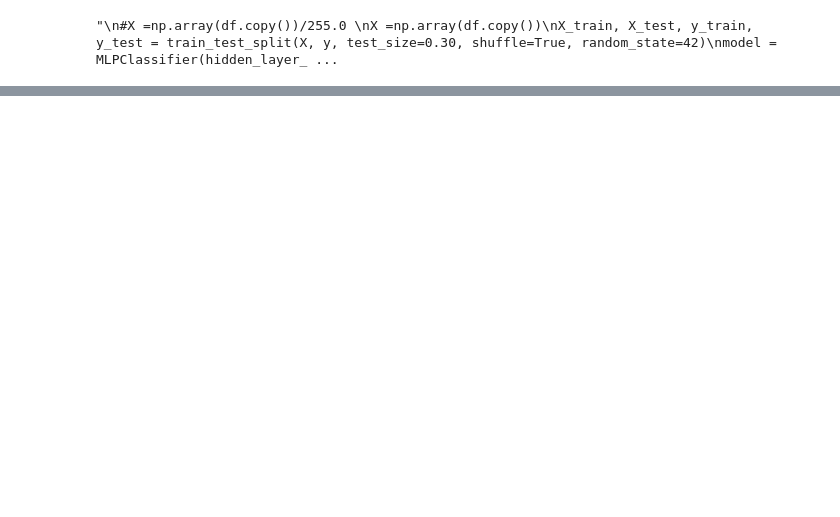
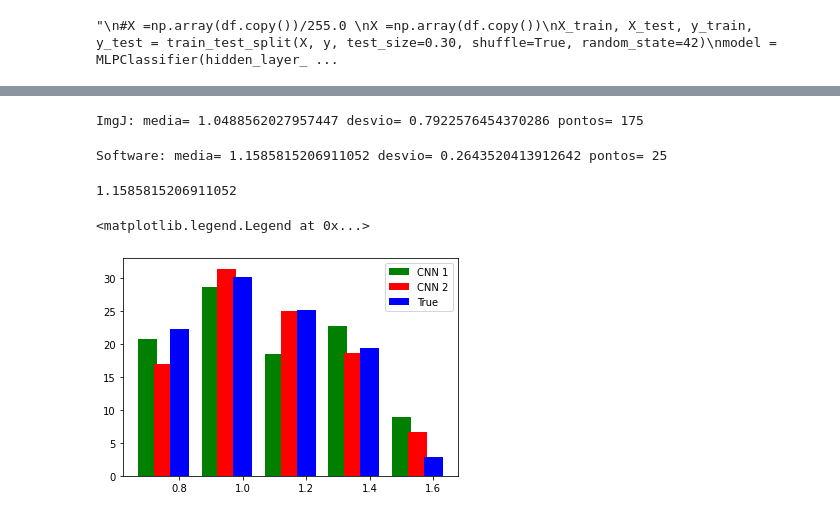
Before and after one commit to ucfilho/marquesgabi_paper_fev_2021, a Jupyter notebook: defesa/PSD_histogram_final_amostra_03_nov_25_2021.ipynb, the cells around one changed output, grey strips where cells are left out. Saved outputs shown, nothing was run; the diff lists cells and outputs as text; code cells hidden in the pictures; blank space fills up the shorter version.

```diff
--- a/defesa/PSD_histogram_final_amostra_03_nov_25_2021.ipynb
+++ b/defesa/PSD_histogram_final_amostra_03_nov_25_2021.ipynb
@@ -420,22 +469,37 @@ print(Novo)
+# %%
+print('ImgJ:','media=',np.mean(np.array(Diam1)),'desvio=',np.std(np.array(Diam1)),'pontos=',len(Diam1))
+# %% [output]
+ImgJ: media= 1.0488562027957447 desvio= 0.7922576454370286 pontos= 175
+# %%
+print('Software:','media=',np.mean(np.array(Diameter_All)),'desvio=',np.std(np.array(Diameter_All)),'pontos=',len(Diameter_All))
+# %% [output]
+Software: media= 1.1585815206911052 desvio= 0.2643520413912642 pontos= 25
+# %%
+np.mean(np.array(Diameter_All))
+# %% [output]
+1.1585815206911052
 # %%
 # Freq1 = [19.12043703, 29.22484843, 19.35872174, 20.82190224, 11.47409056] # avarage 4 samples
 Freq1 = [20.69301557, 28.55598044, 18.50768331, 22.7106327, 8.905907357] # avarage 10 samples
 #Freq2 = [16.93792791, 31.38008965, 24.93810752, 18.56158392, 6.233810752, 0.4]
 Freq2 = [16.93792791, 31.38008965, 24.93810752, 18.56158392, 6.633810752]
-Freq3 = Novo
+Freq3 = [22.22489, 30.15078, 25.10463, 19.30926, 2.810434]
 barWidth = 0.25
 
 br1 = range(len(Freq1))
 # Set position of bar on X axis
 br2 = [x + barWidth for x in br1]
 br3 = [x + barWidth for x in br2]
 # labels = [0.8, 1.0, 1.2, 1.4, 1.6, 1.8]
 labels = [0.8, 1.0, 1.2, 1.4, 1.6]
 
 xx=[]
 for a in labels:
   xx.append(str(a))
 plt.bar(br1, Freq1 , color="green", align="center", width=0.3, tick_label= xx)
 plt.bar(br2, Freq2 , color="red", align="center", width=0.3, tick_label= xx)
 plt.bar(br3, Freq3 , color="blue", align="center", width=0.3, tick_label= xx)
 plt.legend(['CNN 1','CNN 2','True'])
+# %% [output]
+<matplotlib.legend.Legend at 0x...>
+[figure, added]
```
Also changed, not shown: parts of 20 cells of this notebook.
